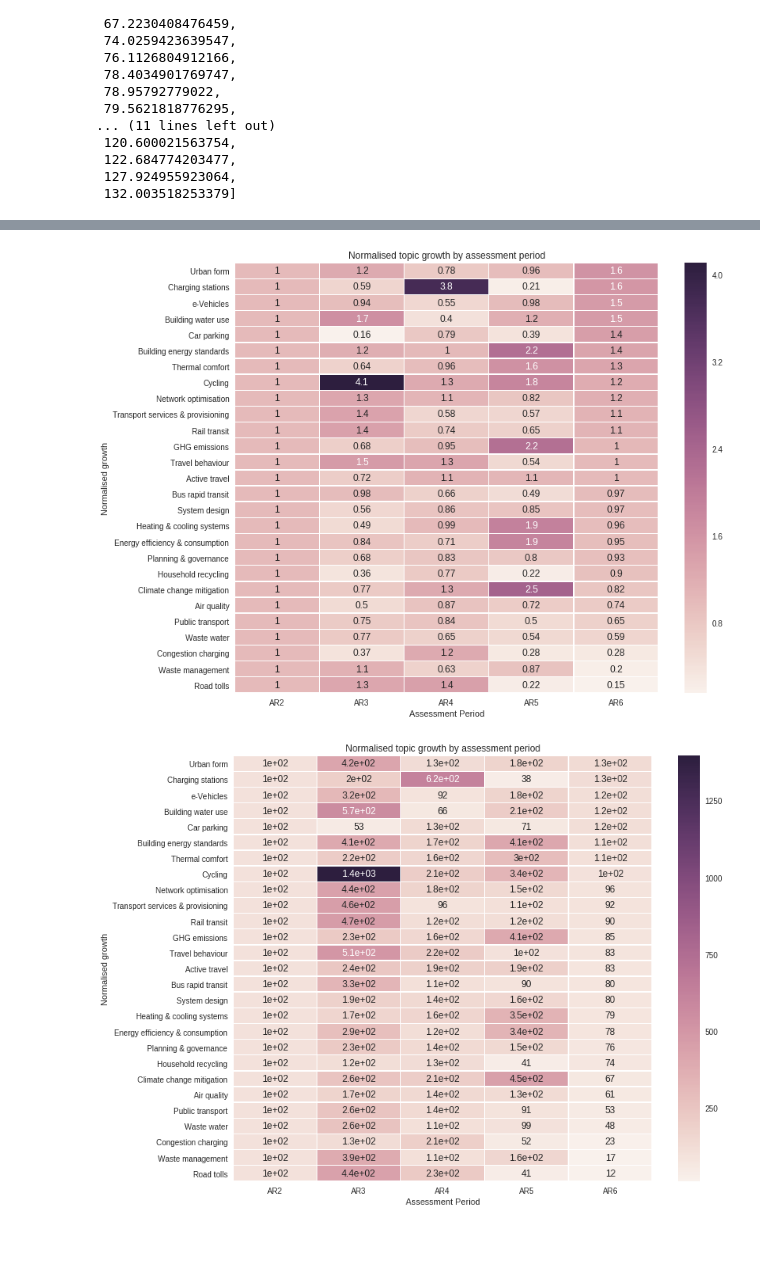
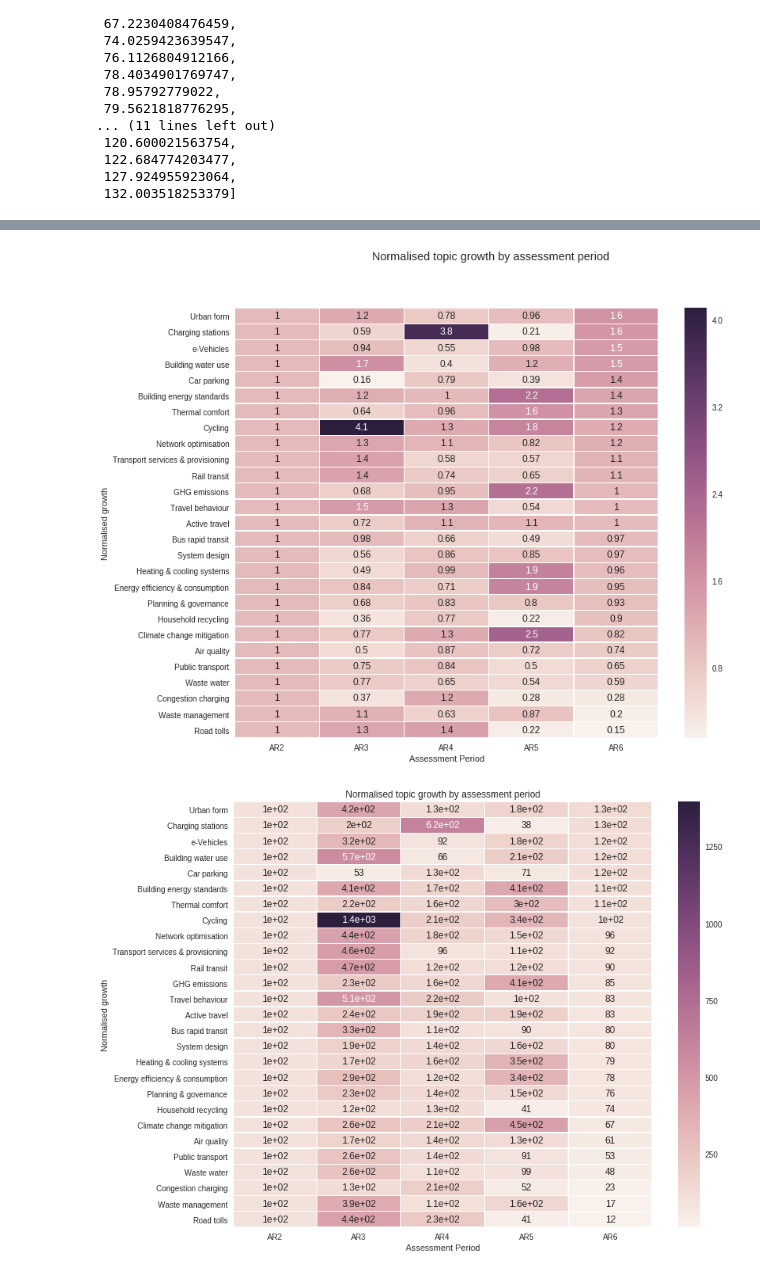
Before and after one commit to mcc-apsis/cities-1-5, a Jupyter notebook: code/topics_AP.ipynb, the cells around one changed output, grey strips where cells are left out. Cells and saved outputs as stored; diff of their text form; code cells hidden in the pictures; blank space fills up the shorter version.

```diff
--- a/code/topics_AP.ipynb
+++ b/code/topics_AP.ipynb
@@ -179,30 +189,30 @@ plt.show()
 # %%
 
 import seaborn as sns
 sns.set()
 
 v = 'pgrowthn'
 
 gdf = pd.DataFrame.from_dict(
     list(tars.values('topic__title','ar__name',v))
 )
 
 plt.rcParams["figure.figsize"] = [12,10]
 
 ppdf = gdf.pivot('topic__title','ar__name',v).fillna(0).sort_values('AR6',ascending=False)
 
 sns.heatmap(ppdf[['AR2', 'AR3', 'AR4', 'AR5', 'AR6']], annot=True, linewidths=.5)
 
 plt.xlabel('Assessment Period')
 plt.ylabel('Normalised growth')
 
-plt.title('Normalised topic growth by assessment period')
+plt.suptitle('Normalised topic growth by assessment period')
 
 plt.savefig('../plots/topic_ap_normalised_growth.png',bbox_inches='tight')
 
 plt.show()
 # %% [output]
-[figure, old version]
+[figure, new version]
 # %%
 
 import seaborn as sns
```
Also changed, not shown: parts of 1 cell of this notebook, 2 other files.
